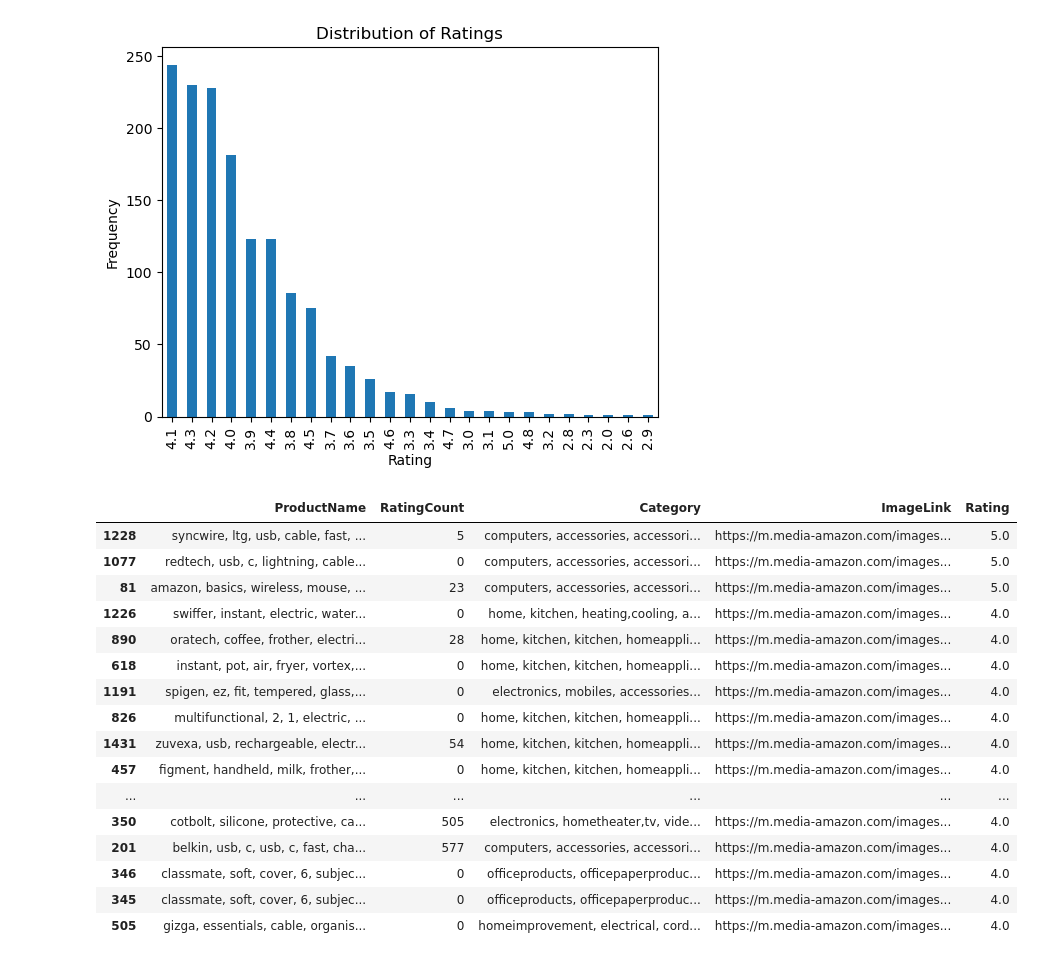
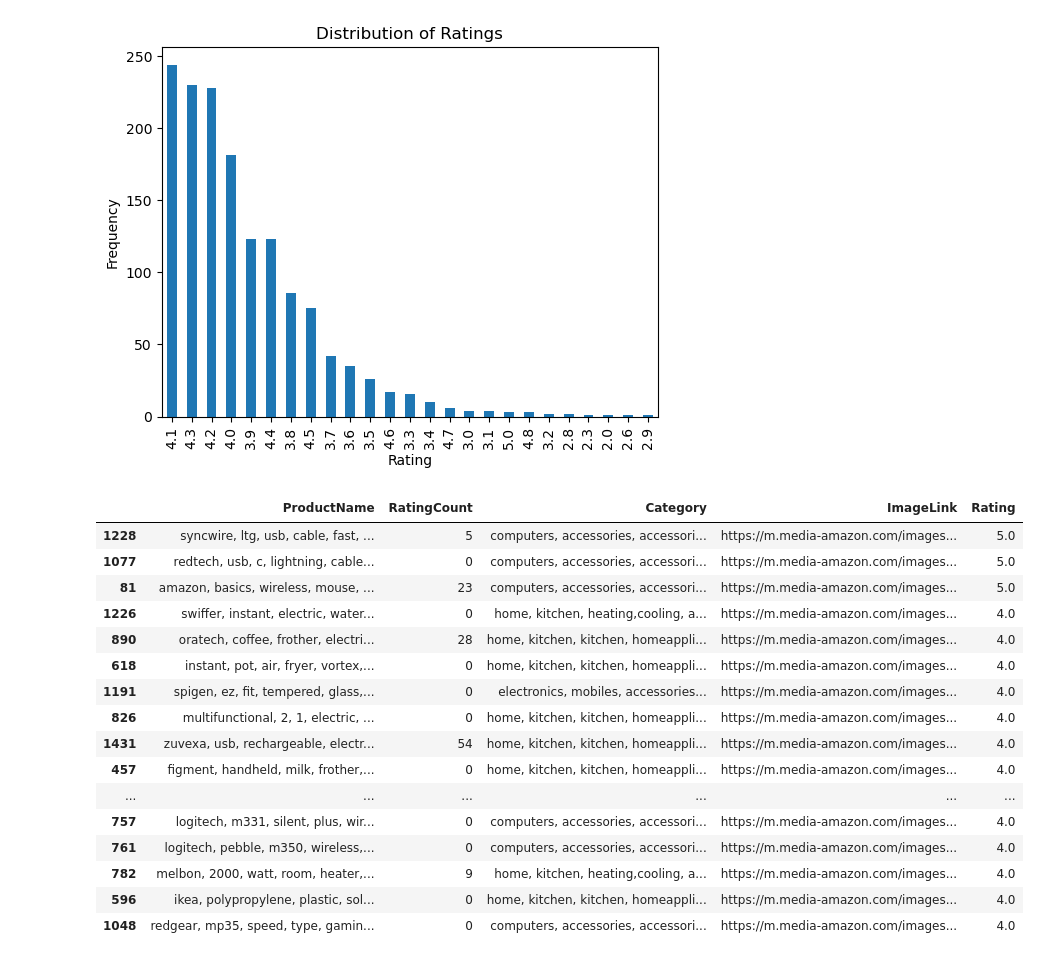
Before and after one commit to kavindunilusha/Personalized_Ecommerce_Recommendation_System, a Jupyter notebook: Ecommerce_Recommendation.ipynb, the cells around one changed output. Saved outputs shown, nothing was run; the diff lists cells and outputs as text; code cells hidden in the pictures.

Commit message:
Update Ecommerce_Recommendation.ipynb
changes to ipynb

```diff
--- a/Ecommerce_Recommendation.ipynb
+++ b/Ecommerce_Recommendation.ipynb
@@ -663,36 +663,36 @@ plt.show()
 # Group by 'ProductName', 'RatingCount', 'Category', 'ImageLink' to calculate the average rating for each product
 average_ratings = df.groupby(['ProductName', 'RatingCount', 'Category', 'ImageLink'])['Rating'].mean().reset_index()
 
 # Sort products by average rating in descending order
 top_rated_items = average_ratings.sort_values(by='Rating', ascending=False)
 
 # Select the top 10 highest-rated products
-rating_base_recommendation = top_rated_items.head(50)
+rating_base_recommendation = top_rated_items.head(20)
 
 # Convert 'Rating' and 'RatingCount' columns to integer for better presentation
 rating_base_recommendation.loc[:, 'Rating'] = rating_base_recommendation['Rating'].astype(int)
 rating_base_recommendation.loc[:, 'RatingCount'] = rating_base_recommendation['RatingCount'].astype(int)
 
 # Display the results of the rating-based recommendation system
 rating_base_recommendation.loc[:, ['ProductName', 'Rating', 'RatingCount', 'Category', 'ImageLink']] = rating_base_recommendation[['ProductName', 'Rating', 'RatingCount', 'Category', 'ImageLink']]
 
 # Show the top 10 recommended products
 rating_base_recommendation
 # %% [output]
 |  | ProductName | RatingCount | Category | ImageLink | Rating |
 | 1228 | syncwire, ltg, usb, cable, fast, ... | 5 | computers, accessories, accessori... | https://m.media-amazon.com/images... | 5.0 |
 | 1077 | redtech, usb, c, lightning, cable... | 0 | computers, accessories, accessori... | https://m.media-amazon.com/images... | 5.0 |
 | 81 | amazon, basics, wireless, mouse, ... | 23 | computers, accessories, accessori... | https://m.media-amazon.com/images... | 5.0 |
 | 1226 | swiffer, instant, electric, water... | 0 | home, kitchen, heating,cooling, a... | https://m.media-amazon.com/images... | 4.0 |
 | 890 | oratech, coffee, frother, electri... | 28 | home, kitchen, kitchen, homeappli... | https://m.media-amazon.com/images... | 4.0 |
 | 618 | instant, pot, air, fryer, vortex,... | 0 | home, kitchen, kitchen, homeappli... | https://m.media-amazon.com/images... | 4.0 |
 | 1191 | spigen, ez, fit, tempered, glass,... | 0 | electronics, mobiles, accessories... | https://m.media-amazon.com/images... | 4.0 |
 | 826 | multifunctional, 2, 1, electric, ... | 0 | home, kitchen, kitchen, homeappli... | https://m.media-amazon.com/images... | 4.0 |
 | 1431 | zuvexa, usb, rechargeable, electr... | 54 | home, kitchen, kitchen, homeappli... | https://m.media-amazon.com/images... | 4.0 |
 | 457 | figment, handheld, milk, frother,... | 0 | home, kitchen, kitchen, homeappli... | https://m.media-amazon.com/images... | 4.0 |
 | ... | ... | ... | ... | ... | ... |
-| 350 | cotbolt, silicone, protective, ca... | 505 | electronics, hometheater,tv, vide... | https://m.media-amazon.com/images... | 4.0 |
-| 201 | belkin, usb, c, usb, c, fast, cha... | 577 | computers, accessories, accessori... | https://m.media-amazon.com/images... | 4.0 |
-| 346 | classmate, soft, cover, 6, subjec... | 0 | officeproducts, officepaperproduc... | https://m.media-amazon.com/images... | 4.0 |
-| 345 | classmate, soft, cover, 6, subjec... | 0 | officeproducts, officepaperproduc... | https://m.media-amazon.com/images... | 4.0 |
-| 505 | gizga, essentials, cable, organis... | 0 | homeimprovement, electrical, cord... | https://m.media-amazon.com/images... | 4.0 |
+| 757 | logitech, m331, silent, plus, wir... | 0 | computers, accessories, accessori... | https://m.media-amazon.com/images... | 4.0 |
+| 761 | logitech, pebble, m350, wireless,... | 0 | computers, accessories, accessori... | https://m.media-amazon.com/images... | 4.0 |
+| 782 | melbon, 2000, watt, room, heater,... | 9 | home, kitchen, heating,cooling, a... | https://m.media-amazon.com/images... | 4.0 |
+| 596 | ikea, polypropylene, plastic, sol... | 0 | home, kitchen, kitchen, homeappli... | https://m.media-amazon.com/images... | 4.0 |
+| 1048 | redgear, mp35, speed, type, gamin... | 0 | computers, accessories, accessori... | https://m.media-amazon.com/images... | 4.0 |
```
